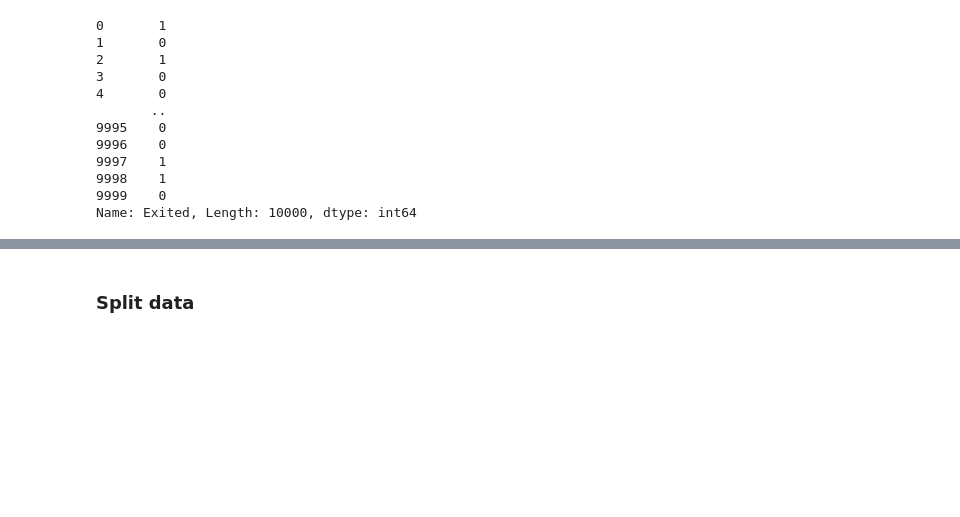
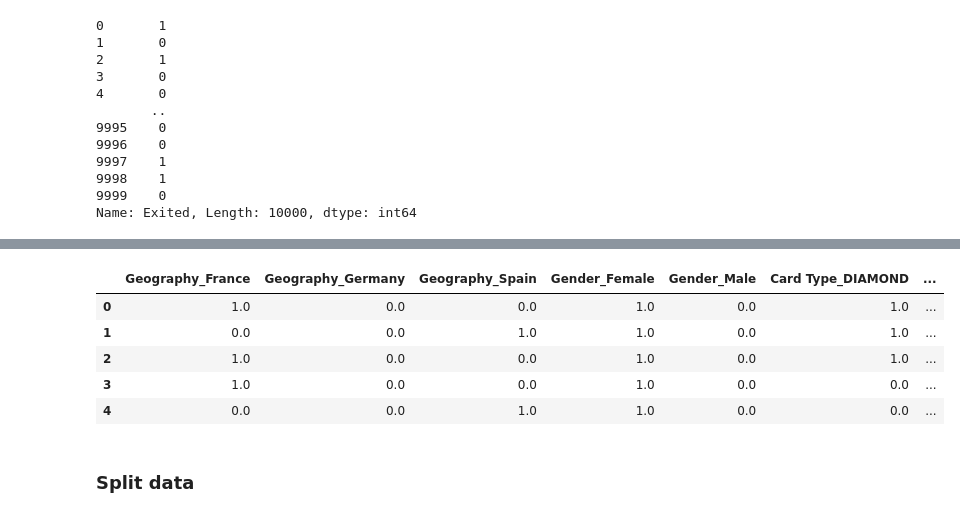
Before and after one commit to Henamen21/Bank_Customer_Churn_Prediction---ML, a Jupyter notebook: predictor.ipynb, the cells around one changed output, grey strips where cells are left out. Saved outputs shown, nothing was run; the diff lists cells and outputs as text; code cells hidden in the pictures; blank space fills up the shorter version.

```diff
--- a/predictor.ipynb
+++ b/predictor.ipynb
@@ -349,0 +366,7 @@ Name: Exited, Length: 10000, dtype: int64
+# %%
+preprocessor = ColumnTransformer(
+    transformers=[
+        ('cat', OneHotEncoder(handle_unknown='ignore'), categorical_features)
+    ],
+    remainder='passthrough'  # Keeps the numerical columns as they are
+)
@@ -350,3 +441,13 @@ Name: Exited, Length: 10000, dtype: int64
+# %%
+X = pd.DataFrame(encoded_data, columns=all_feature_names)
+X.head()
+# %% [output]
+|  | Geography_France | Geography_Germany | Geography_Spain | Gender_Female | Gender_Male | Card Type_DIAMOND | ... |
+| 0 | 1.0 | 0.0 | 0.0 | 1.0 | 0.0 | 1.0 | ... |
+| 1 | 0.0 | 0.0 | 1.0 | 1.0 | 0.0 | 1.0 | ... |
+| 2 | 1.0 | 0.0 | 0.0 | 1.0 | 0.0 | 1.0 | ... |
+| 3 | 1.0 | 0.0 | 0.0 | 1.0 | 0.0 | 0.0 | ... |
+| 4 | 0.0 | 0.0 | 1.0 | 1.0 | 0.0 | 0.0 | ... |
 # %% [markdown]
 ### Split data
 # %%
```
Also changed, not shown: parts of 32 cells of this notebook, 4 other files.
